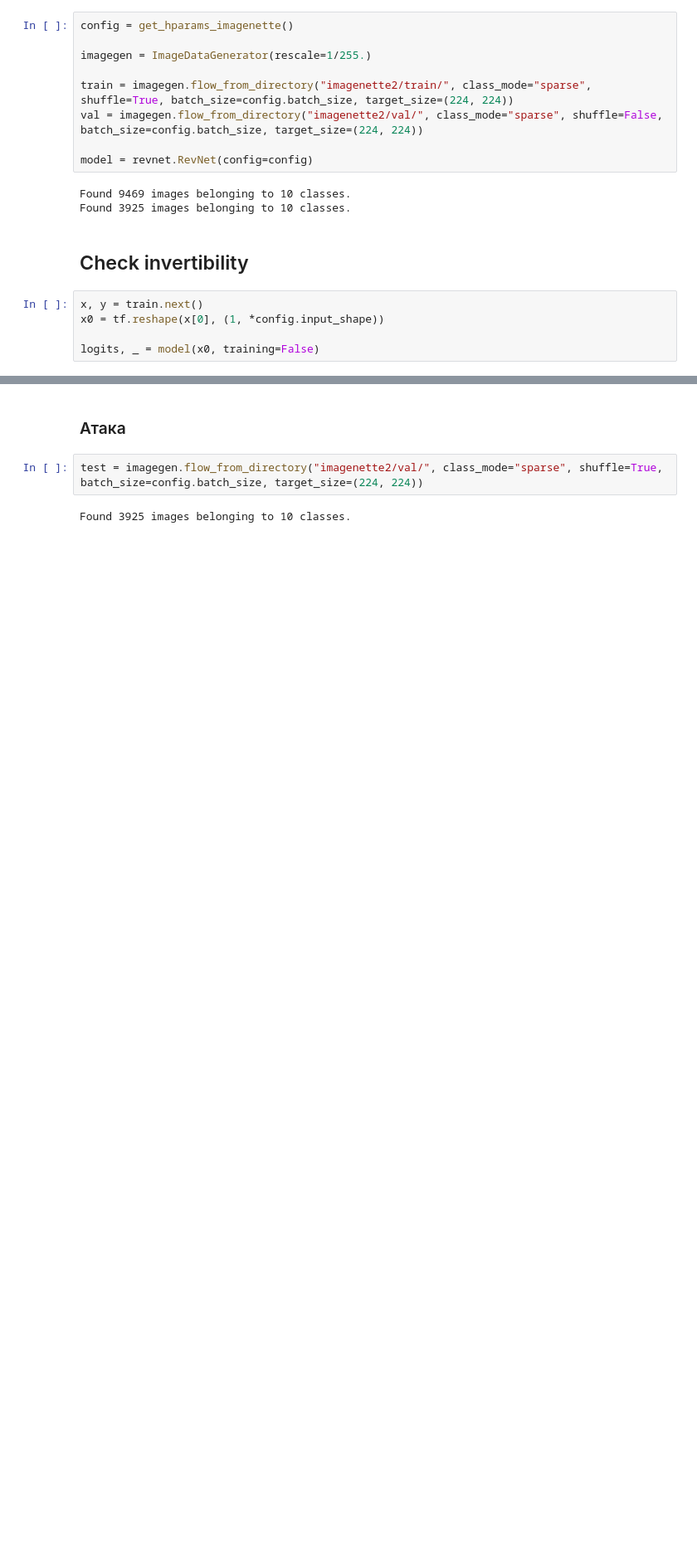
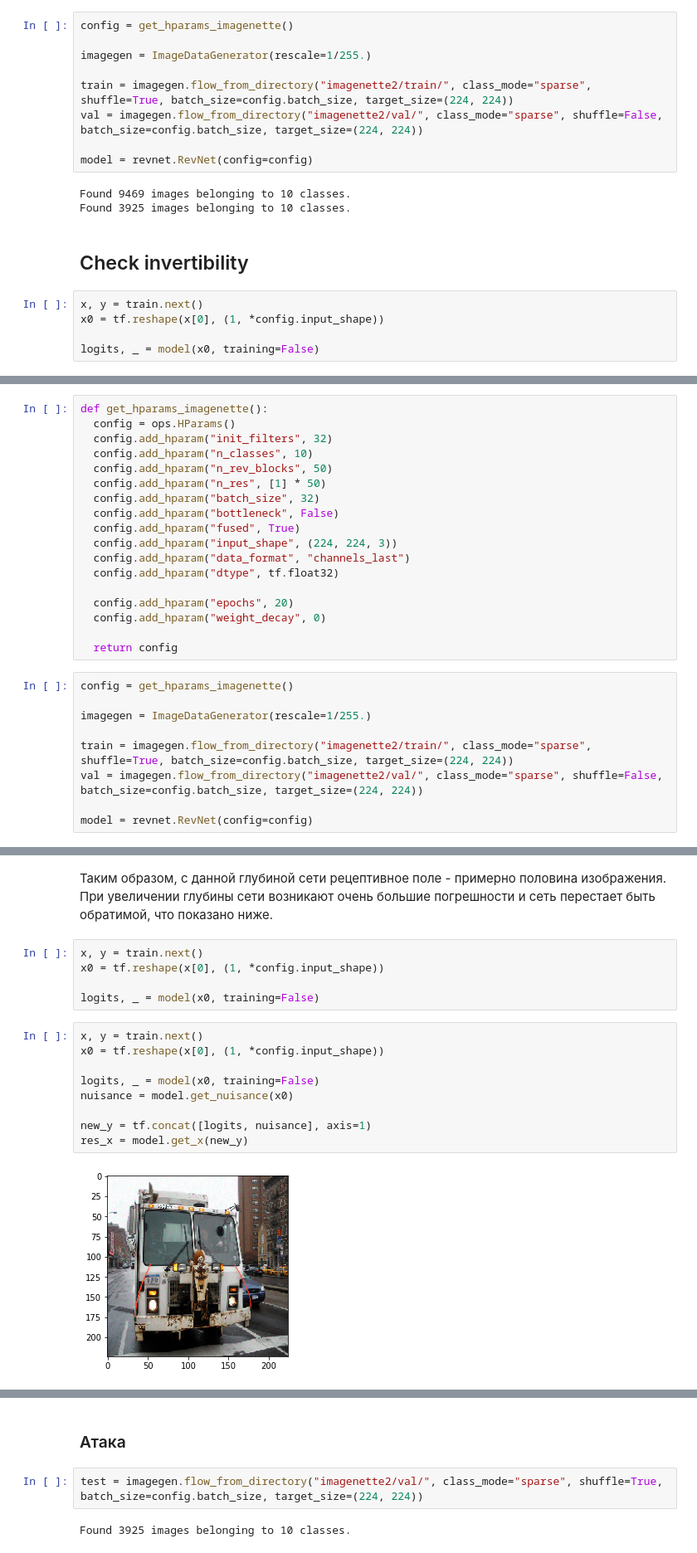
Before and after one commit to sava-stepurin/graduate_work, a Jupyter notebook: Fully-invertible_RevNet/RevNet_without_dense.ipynb, the cells around one changed output, grey strips where cells are left out. Shown at 83% size. Saved outputs shown, nothing was run; the diff lists cells and outputs as text; blank space fills up the shorter version.

```diff
--- a/Fully-invertible_RevNet/RevNet_without_dense.ipynb
+++ b/Fully-invertible_RevNet/RevNet_without_dense.ipynb
@@ -104,0 +143,27 @@ np.max(abs(res_x - x0[0]))
+# %%
+def get_hparams_imagenette():
+  config = ops.HParams()
+  config.add_hparam("init_filters", 32)
+  config.add_hparam("n_classes", 10)
+  config.add_hparam("n_rev_blocks", 50)
+  config.add_hparam("n_res", [1] * 50)
+  config.add_hparam("batch_size", 32)
+  config.add_hparam("bottleneck", False)
+  config.add_hparam("fused", True)
+  config.add_hparam("input_shape", (224, 224, 3))
+  config.add_hparam("data_format", "channels_last")
+  config.add_hparam("dtype", tf.float32)
+
+  config.add_hparam("epochs", 20)
+  config.add_hparam("weight_decay", 0)
+
+  return config
+# %%
+config = get_hparams_imagenette()
+
+imagegen = ImageDataGenerator(rescale=1/255.)
+
+train = imagegen.flow_from_directory("imagenette2/train/", class_mode="sparse", shuffle=True, batch_size=config.batch_size, target_size=(224, 224))
+val = imagegen.flow_from_directory("imagenette2/val/", class_mode="sparse", shuffle=False, batch_size=config.batch_size, target_size=(224, 224))
+
+model = revnet.RevNet(config=config)
@@ -104,0 +206,18 @@ np.max(abs(res_x - x0[0]))
+# %% [markdown]
+Таким образом, с данной глубиной сети рецептивное поле - примерно половина изображения. При увеличении глубины сети возникают очень большие погрешности и сеть перестает быть обратимой, что показано ниже.
+# %%
+x, y = train.next()
+x0 = tf.reshape(x[0], (1, *config.input_shape))
+
+logits, _ = model(x0, training=False)
+# %%
+x, y = train.next()
+x0 = tf.reshape(x[0], (1, *config.input_shape))
+
+logits, _ = model(x0, training=False)
+nuisance = model.get_nuisance(x0)
+
+new_y = tf.concat([logits, nuisance], axis=1)
+res_x = model.get_x(new_y)
+# %% [output]
+[figure, added]
```
Also changed, not shown: parts of 52 cells of this notebook, 2 other files.
